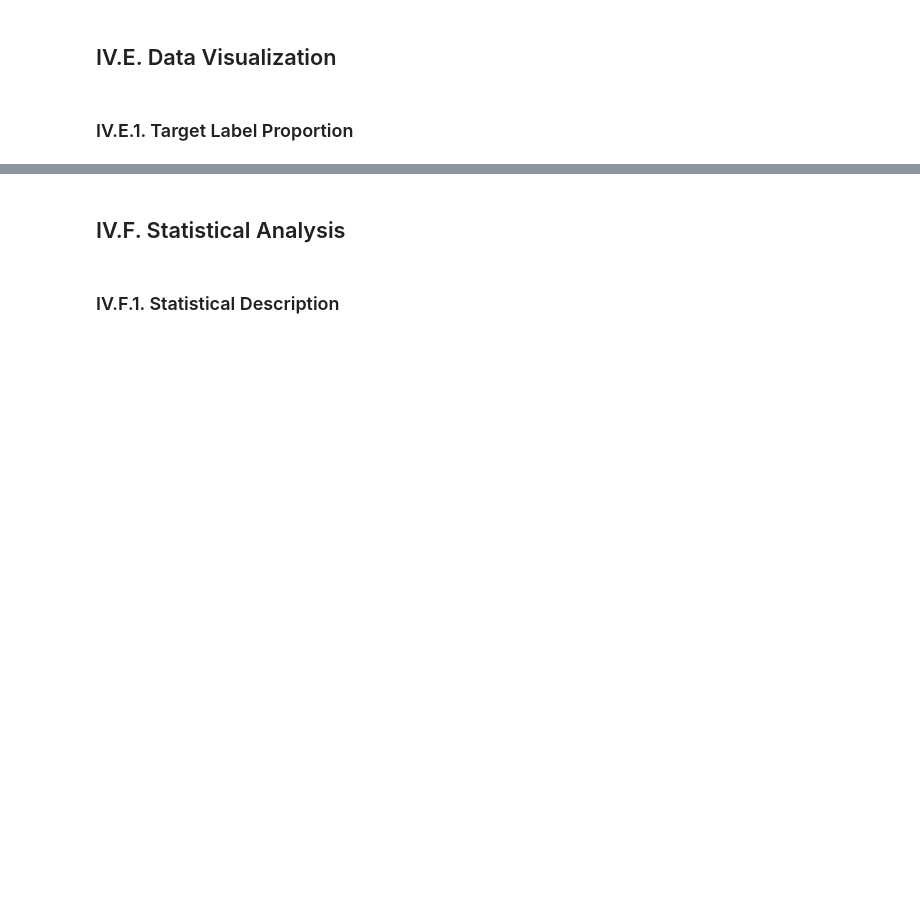
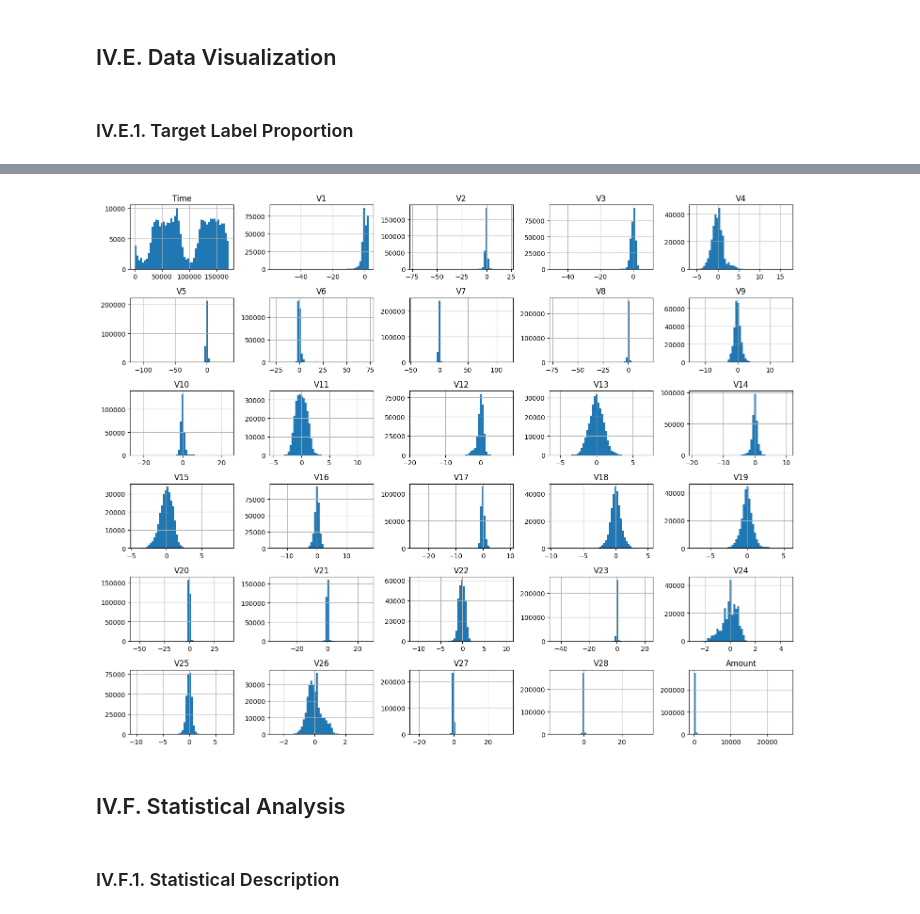
Before and after one commit to Delphinoc/credit_card_fraud_detection, a Jupyter notebook: notebooks/2_exploratory_data_analysis_and_preprocessing/exploratory_data_analysis_and_preprocessing.ipynb, the cells around one changed output, grey strips where cells are left out. Saved outputs shown, nothing was run; the diff lists cells and outputs as text; code cells hidden in the pictures; blank space fills up the shorter version.

Commit message:
Complete exploratory data analysis updates

```diff
--- a/notebooks/2_exploratory_data_analysis_and_preprocessing/exploratory_data_analysis_and_preprocessing.ipynb
+++ b/notebooks/2_exploratory_data_analysis_and_preprocessing/exploratory_data_analysis_and_preprocessing.ipynb
@@ -134,13 +207,12 @@ plt.show()
 # %%
-plt.title("Column Name Distribution")
-column_name_distribution = sns.countplot(
-    data=X, x="column_name", hue="column_name", palette='Set1', legend=False)
-for container in column_name_distribution.containers:
-    column_name_distribution.bar_label(container)
-for item in column_name_distribution.get_xticklabels():
-    item.set_rotation(45)
-    item.set_horizontalalignment('right')
+# Column Distribution
+# Feature Distributions
+X.hist(figsize=(15, 12), bins=50)
+
+plt.tight_layout()
 plt.show()
+# %% [output]
+[figure, added]
 # %% [markdown]
 ## IV.F. Statistical Analysis
 # %% [markdown]
```
Also changed, not shown: parts of 31 cells of this notebook.
